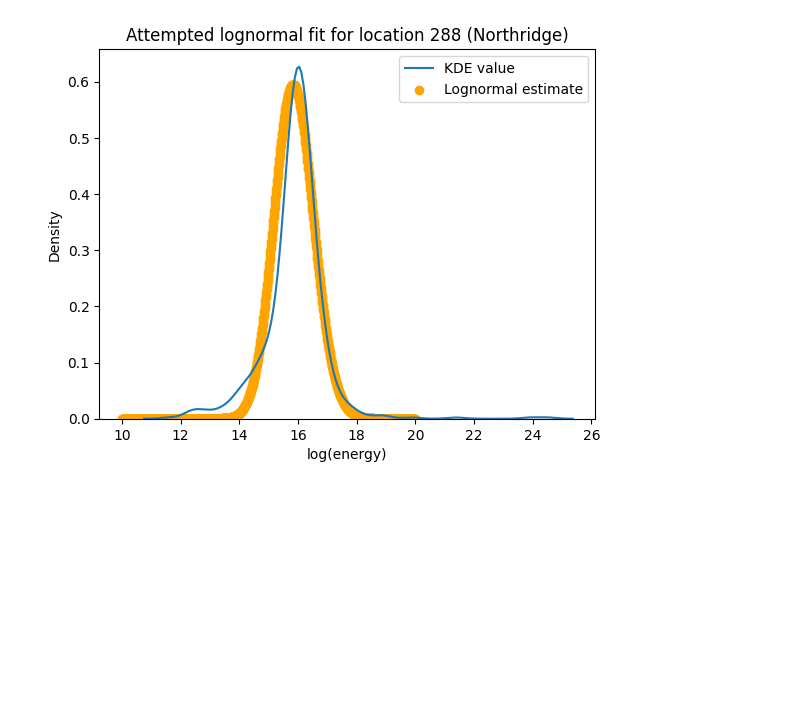
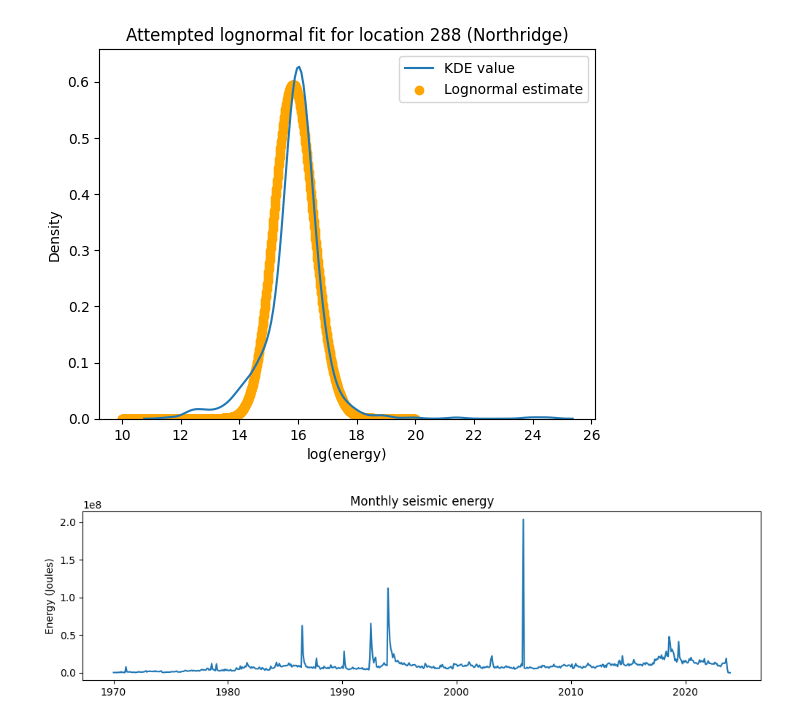
Before and after one commit to justinm329/Earthquake_Analysis, a Jupyter notebook: Results/classical_stats_analysis.ipynb, the cells around one changed output. Drawn from its saved outputs; the diff is of its cells as text; code cells hidden in the pictures; blank space fills up the shorter version.

```diff
--- a/Results/classical_stats_analysis.ipynb
+++ b/Results/classical_stats_analysis.ipynb
@@ -379,3 +379,12 @@ plt.title("Attempted lognormal fit for location 288 (Northridge)")
 plt.show()
 # %% [output]
 [figure]
+# %%
+plt.figure(figsize=(12,3))
+ax0 = sns.lineplot(transposed_df[10])
+
+plt.title("Monthly seismic energy")
+plt.ylabel('Energy (Joules)')
+plt.show()
+# %% [output]
+[figure, added]
```
Also changed, not shown: 2 other files.
